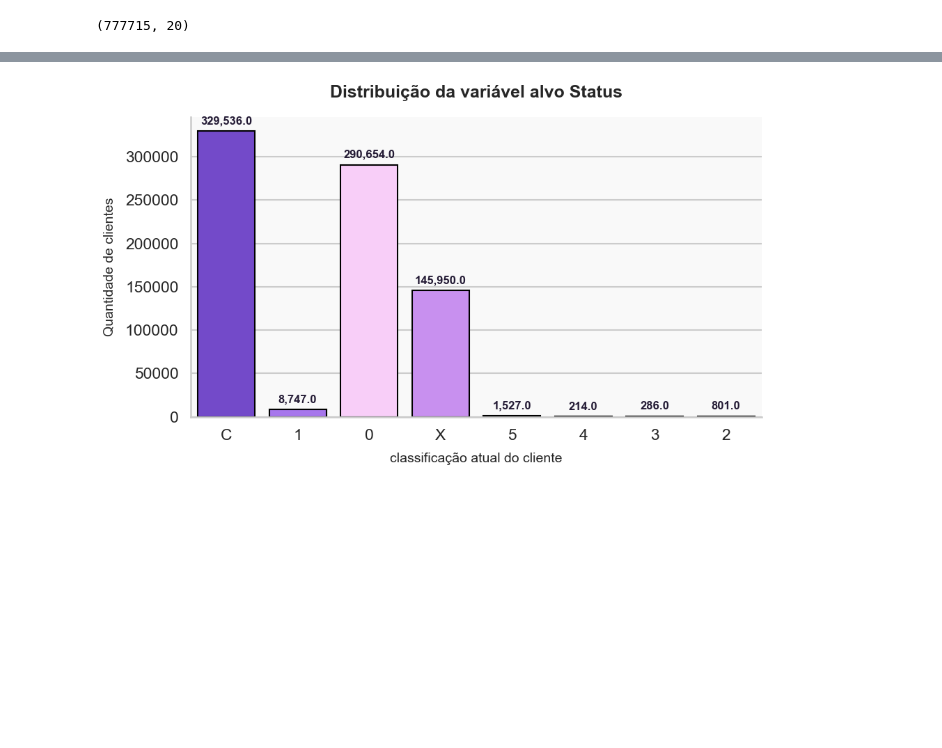
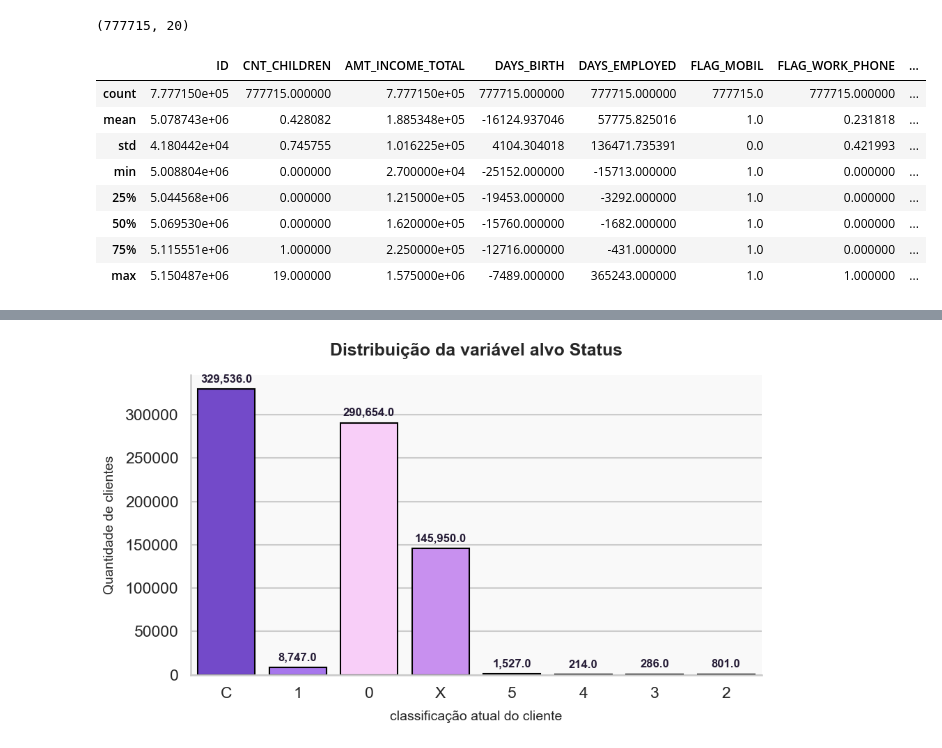
Before and after one commit to 1998-sys/Credit-Card-Approval, a Jupyter notebook: notebooks/credit_card_approval.ipynb, the cells around one changed output, grey strips where cells are left out. Cells and saved outputs as stored; diff of their text form; code cells hidden in the pictures; blank space fills up the shorter version.

```diff
--- a/notebooks/credit_card_approval.ipynb
+++ b/notebooks/credit_card_approval.ipynb
@@ -151,6 +156,18 @@ df_credit_card['OCCUPATION_TYPE'].fillna('UNDEFINED', inplace=True)
 df_credit_card.shape
 # %% [output]
 (777715, 20)
+# %%
+df_credit_card.describe()
+# %% [output]
+|  | ID | CNT_CHILDREN | AMT_INCOME_TOTAL | DAYS_BIRTH | DAYS_EMPLOYED | FLAG_MOBIL | FLAG_WORK_PHONE | ... |
+| count | 7.777150e+05 | 777715.000000 | 7.777150e+05 | 777715.000000 | 777715.000000 | 777715.0 | 777715.000000 | ... |
+| mean | 5.078743e+06 | 0.428082 | 1.885348e+05 | -16124.937046 | 57775.825016 | 1.0 | 0.231818 | ... |
+| std | 4.180442e+04 | 0.745755 | 1.016225e+05 | 4104.304018 | 136471.735391 | 0.0 | 0.421993 | ... |
+| min | 5.008804e+06 | 0.000000 | 2.700000e+04 | -25152.000000 | -15713.000000 | 1.0 | 0.000000 | ... |
+| 25% | 5.044568e+06 | 0.000000 | 1.215000e+05 | -19453.000000 | -3292.000000 | 1.0 | 0.000000 | ... |
+| 50% | 5.069530e+06 | 0.000000 | 1.620000e+05 | -15760.000000 | -1682.000000 | 1.0 | 0.000000 | ... |
+| 75% | 5.115551e+06 | 1.000000 | 2.250000e+05 | -12716.000000 | -431.000000 | 1.0 | 0.000000 | ... |
+| max | 5.150487e+06 | 19.000000 | 1.575000e+06 | -7489.000000 | 365243.000000 | 1.0 | 1.000000 | ... |
 # %%
 paleta_cores = ['#6c35de','#a364ff','#ffc7ff','#cb80ff', '#373737', '#241b35', '#342a45','#4d425f', '#ffffff', '#e0e0e0']
 plt.figure(figsize=(8,6))
```
Also changed, not shown: parts of 13 cells of this notebook, 2 other files.
